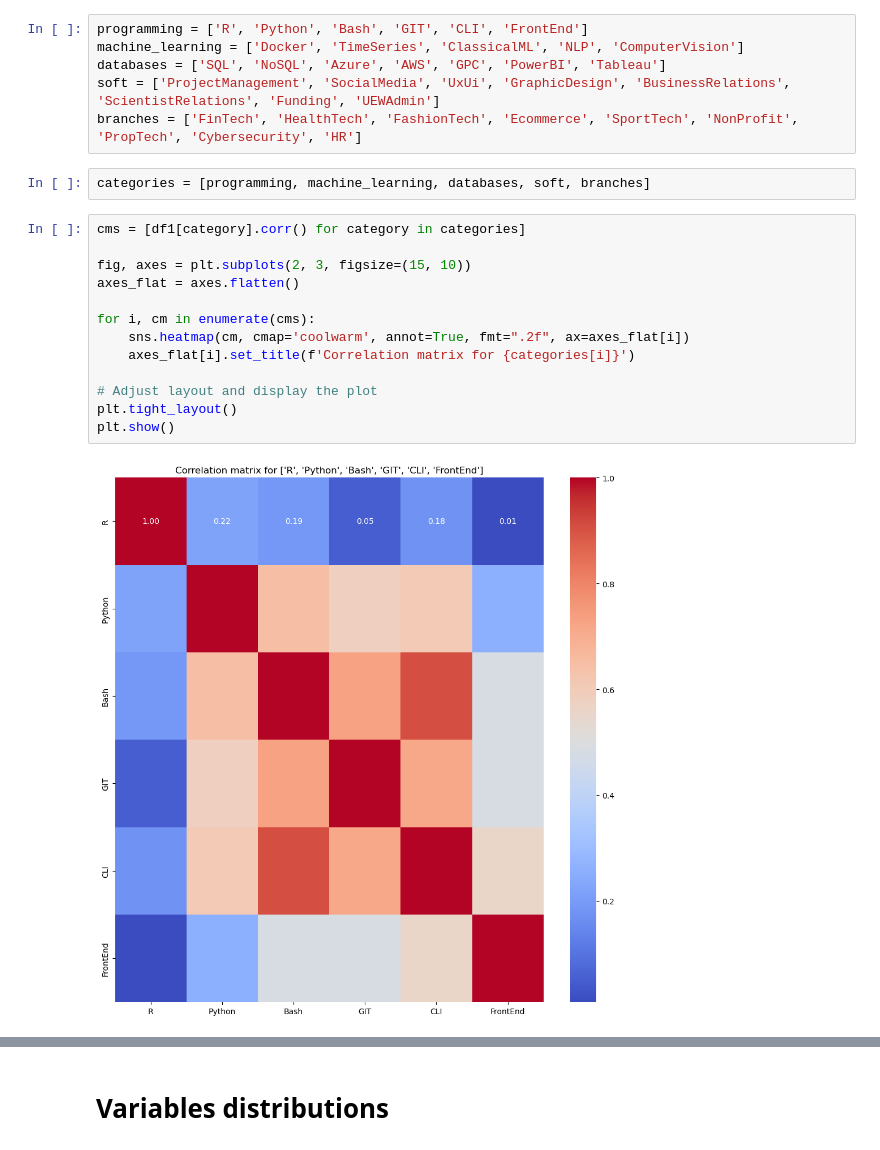
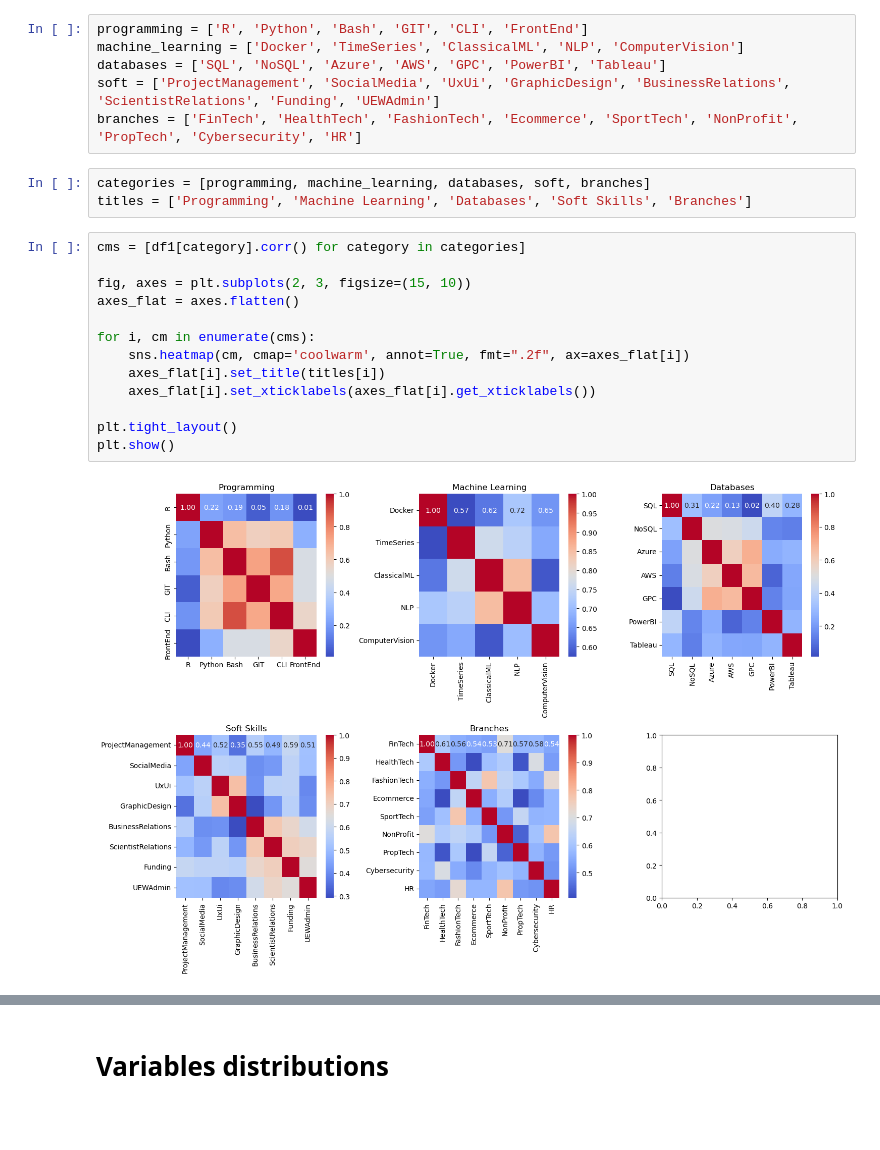
Before and after one commit to Mghd269/DMI-Project, a Jupyter notebook: notebooks/02_eda.ipynb, the cells around one changed output, grey strips where cells are left out. Drawn from its saved outputs; the diff is of its cells as text; blank space fills up the shorter version.

```diff
--- a/notebooks/02_eda.ipynb
+++ b/notebooks/02_eda.ipynb
@@ -138,18 +138,19 @@ soft = ['ProjectManagement', 'SocialMedia', 'UxUi', 'GraphicDesign', 'BusinessRe
 branches = ['FinTech', 'HealthTech', 'FashionTech', 'Ecommerce', 'SportTech', 'NonProfit', 'PropTech', 'Cybersecurity', 'HR']
 # %%
 categories = [programming, machine_learning, databases, soft, branches]
+titles = ['Programming', 'Machine Learning', 'Databases', 'Soft Skills', 'Branches']
 # %%
 cms = [df1[category].corr() for category in categories]
 
 fig, axes = plt.subplots(2, 3, figsize=(15, 10))
 axes_flat = axes.flatten()
 
 for i, cm in enumerate(cms):
     sns.heatmap(cm, cmap='coolwarm', annot=True, fmt=".2f", ax=axes_flat[i])
-    axes_flat[i].set_title(f'Correlation matrix for {categories[i]}')
+    axes_flat[i].set_title(titles[i])
+    axes_flat[i].set_xticklabels(axes_flat[i].get_xticklabels())
 
-# Adjust layout and display the plot
 plt.tight_layout()
 plt.show()
 # %% [output]
-[figure, old version]
+[figure, new version]
```
Also changed, not shown: parts of 2 cells of this notebook.
